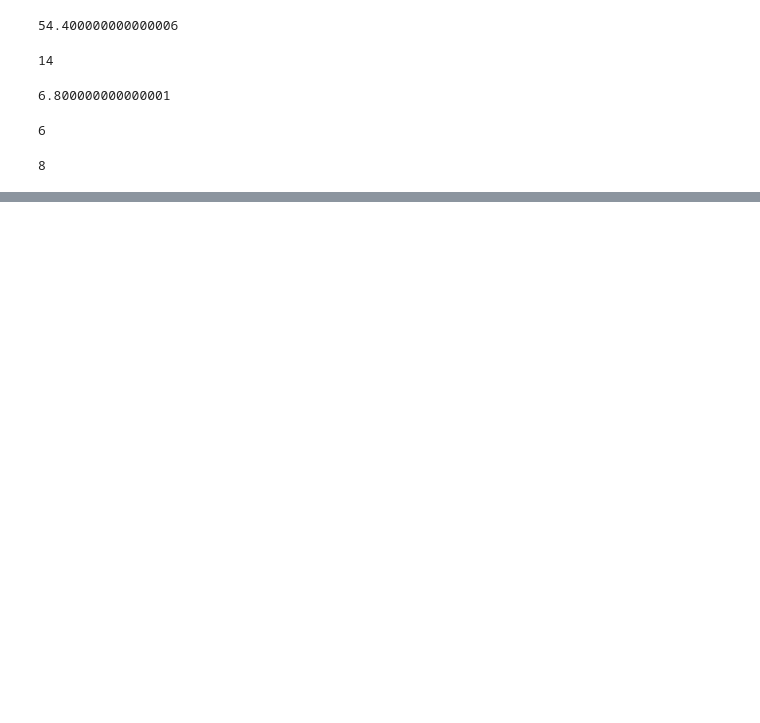
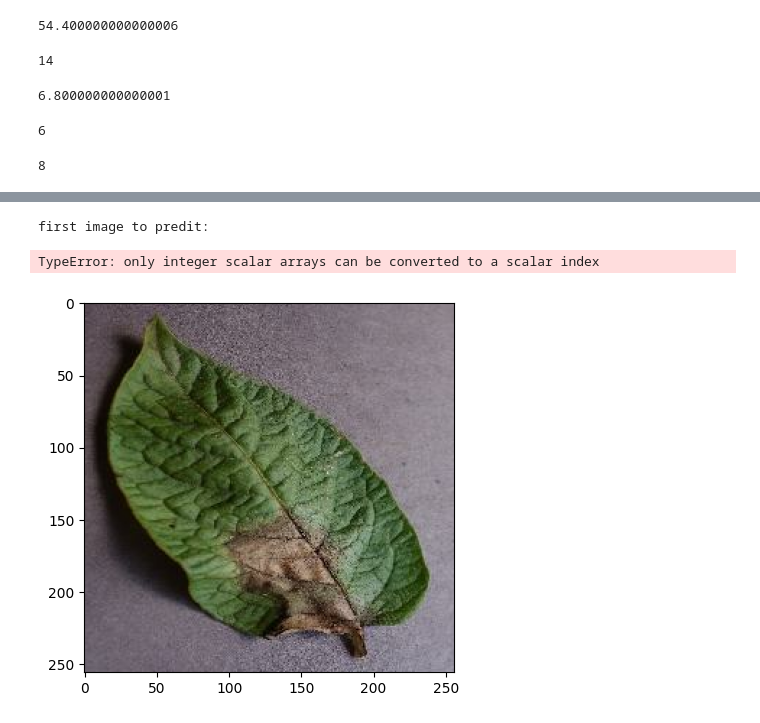
Before and after one commit to MohitDhaker07/Plant-Disease-detection-system-, a Jupyter notebook: Training/Model training.ipynb, the cells around one changed output, grey strips where cells are left out. Drawn from its saved outputs; the diff is of its cells as text; code cells hidden in the pictures; blank space fills up the shorter version.

```diff
--- a/Training/Model training.ipynb
+++ b/Training/Model training.ipynb
@@ -96,13 +97,26 @@ data_augmentation = tf.keras.Sequential([
     layers.RandomRotation(0.2)                     # Randomly rotate images by 20% (0.2 * 2π radians)
 ])
 # %%
-input_shape = (IMAGE_SIZE, IMAGE_SIZE)
+input_shape = ( BATCH_SIZE ,IMAGE_SIZE, IMAGE_SIZE, channels)
+n_calsses = 3
 model = models.Sequential([
     resize_and_rescale,
     data_augmentation,
     layers.Conv2D(32, (3,3), activation="relu", input_shape = input_shape),
     layers.MaxPooling2D((2,2)),
     layers.Conv2D(64, kernel_size=(3,3), activation='relu'),
-    layers.MaxPooling2D((2,2))
+    layers.MaxPooling2D((2,2)),
+    layers.Conv2D(64, kernel_size=(3,3), activation='relu'),
+    layers.MaxPooling2D((2,2)),
+    layers.Conv2D(64, (3,3), activation='relu'),
+    layers.MaxPooling2D((2,2)),
+    layers.Conv2D(64, (3,3), activation='relu'),
+    layers.MaxPooling2D((2,2)),
+    layers.Conv2D(64, (3,3), activation='relu'),
+    layers.MaxPooling2D((2,2)),
+    layers.Flatten(),
+    layers.Dense(64, activation='relu'),
+    layers.Dense(n_calsses, activation='softmax')
+])
 
-])
+model.build(input_shape=input_shape)
@@ -108,0 +214,16 @@ model = models.Sequential([
+# %%
+import numpy as np
+for image_batch, label_batch in test_ds.take(1):
+    first_image = image_batch[0].numpy().astype('uint8')
+    first_label = image_batch[0].numpy()
+
+    print('first image to predit: ')
+    plt.imshow(first_image)
+    print("actual label: ", class_names[first_label])
+
+    batch_prediction = model.predict(image_batch)
+    print("predict label:", class_names[np.argmax(batch_prediction[0])])
+# %% [output]
+first image to predit:
+TypeError: only integer scalar arrays can be converted to a scalar index
+[figure, added]
```
Also changed, not shown: parts of 12 cells of this notebook.
